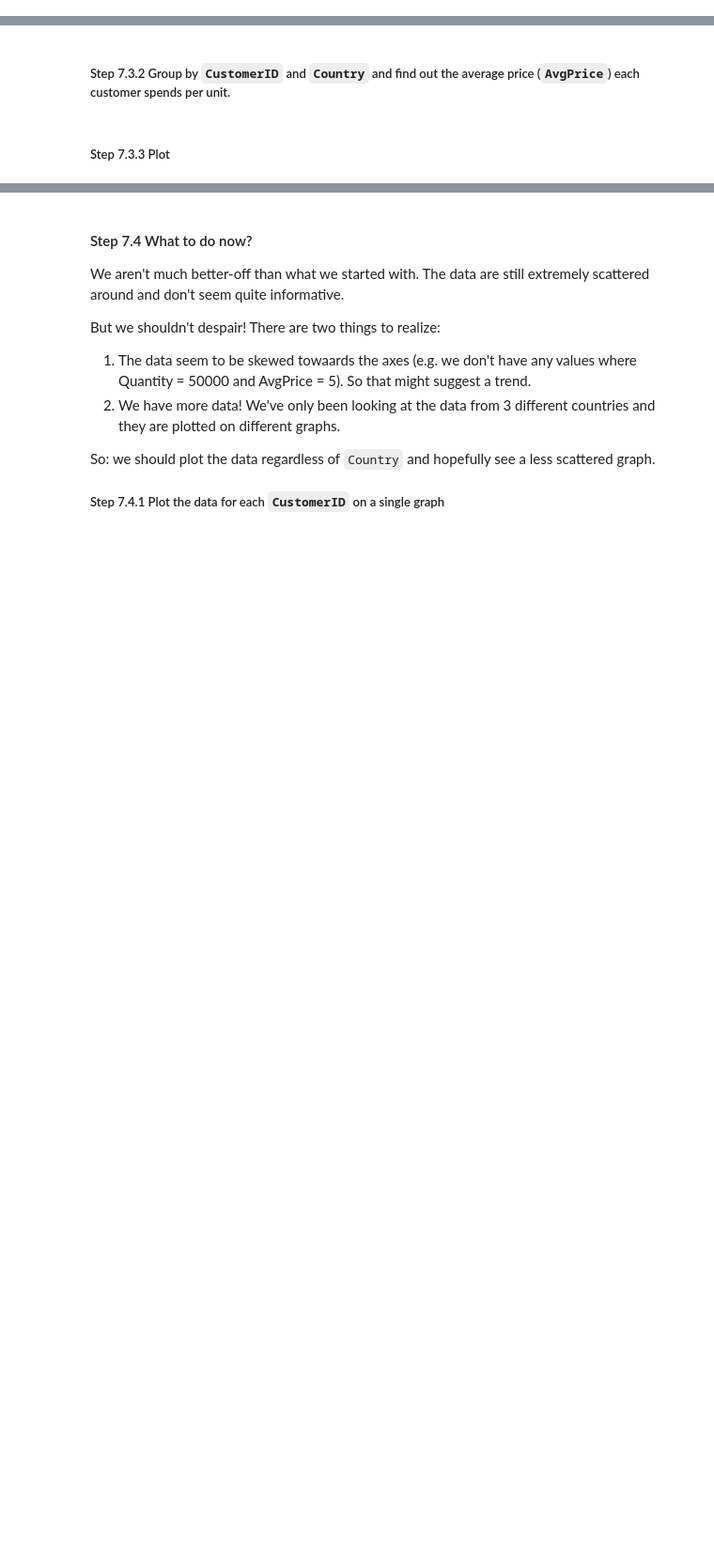
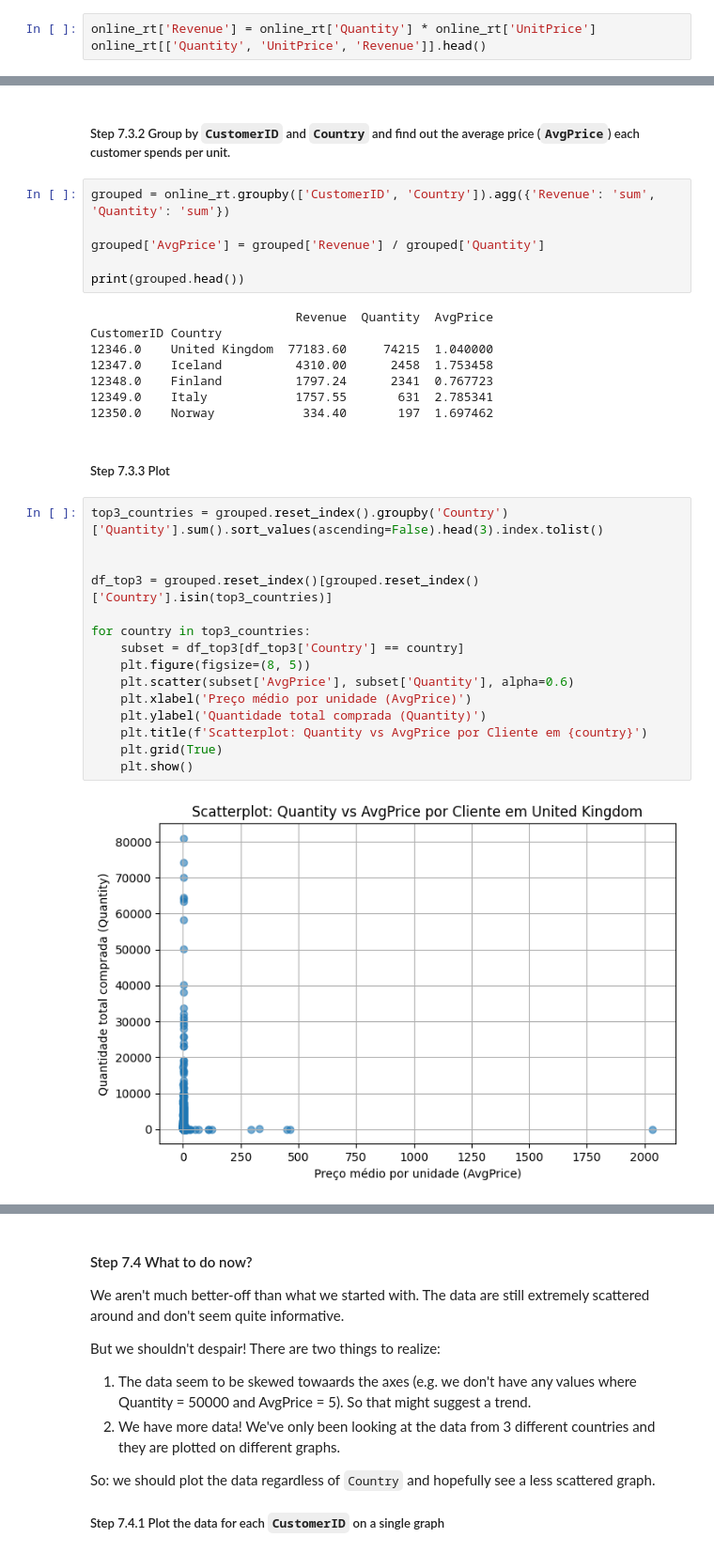
Before and after one commit to yzkjr/pandas_exercises, a Jupyter notebook: 07_Visualization/Online_Retail/Exercises.ipynb, the cells around one changed output, grey strips where cells are left out. Shown: that part at 94% size. Drawn from its saved outputs; the diff is of its cells as text; blank space fills up the shorter version.

```diff
--- a/07_Visualization/Online_Retail/Exercises.ipynb
+++ b/07_Visualization/Online_Retail/Exercises.ipynb
@@ -83,3 +149,6 @@ We need to unpack that.
 #### Step 7.3 Modify, select and plot data
 ##### Step 7.3.1 Add a column to online_rt called `Revenue` calculate the revenue (Quantity * UnitPrice) from each sale.
 We will use this later to figure out an average price per customer.
+# %%
+online_rt['Revenue'] = online_rt['Quantity'] * online_rt['UnitPrice']
+online_rt[['Quantity', 'UnitPrice', 'Revenue']].head()
@@ -86,4 +162,35 @@ We will use this later to figure out an average price per customer.
 # %% [markdown]
 ##### Step 7.3.2 Group by `CustomerID` and `Country` and find out the average price (`AvgPrice`) each customer spends per unit.
+# %%
+grouped = online_rt.groupby(['CustomerID', 'Country']).agg({'Revenue': 'sum', 'Quantity': 'sum'})
+
+grouped['AvgPrice'] = grouped['Revenue'] / grouped['Quantity']
+
+print(grouped.head())
+# %% [output]
+                            Revenue  Quantity  AvgPrice
+CustomerID Country
+12346.0    United Kingdom  77183.60     74215  1.040000
+12347.0    Iceland          4310.00      2458  1.753458
+12348.0    Finland          1797.24      2341  0.767723
+12349.0    Italy            1757.55       631  2.785341
+12350.0    Norway            334.40       197  1.697462
 # %% [markdown]
 ##### Step 7.3.3 Plot
+# %%
+top3_countries = grouped.reset_index().groupby('Country')['Quantity'].sum().sort_values(ascending=False).head(3).index.tolist()
+
+
+df_top3 = grouped.reset_index()[grouped.reset_index()['Country'].isin(top3_countries)]
+
+for country in top3_countries:
+    subset = df_top3[df_top3['Country'] == country]
+    plt.figure(figsize=(8, 5))
+    plt.scatter(subset['AvgPrice'], subset['Quantity'], alpha=0.6)
+    plt.xlabel('Preço médio por unidade (AvgPrice)')
+    plt.ylabel('Quantidade total comprada (Quantity)')
+    plt.title(f'Scatterplot: Quantity vs AvgPrice por Cliente em {country}')
+    plt.grid(True)
+    plt.show()
+# %% [output]
+[figure, added]
```
Also changed, not shown: parts of 14 cells of this notebook.
